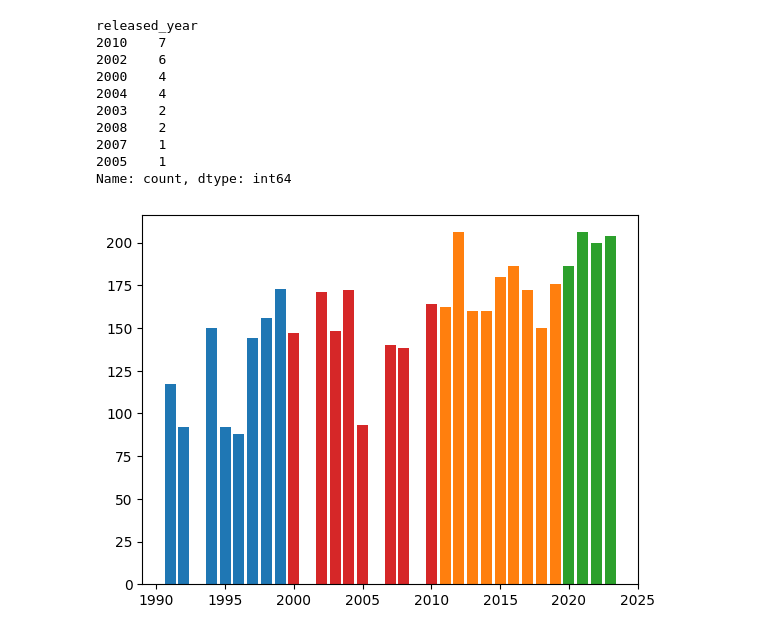
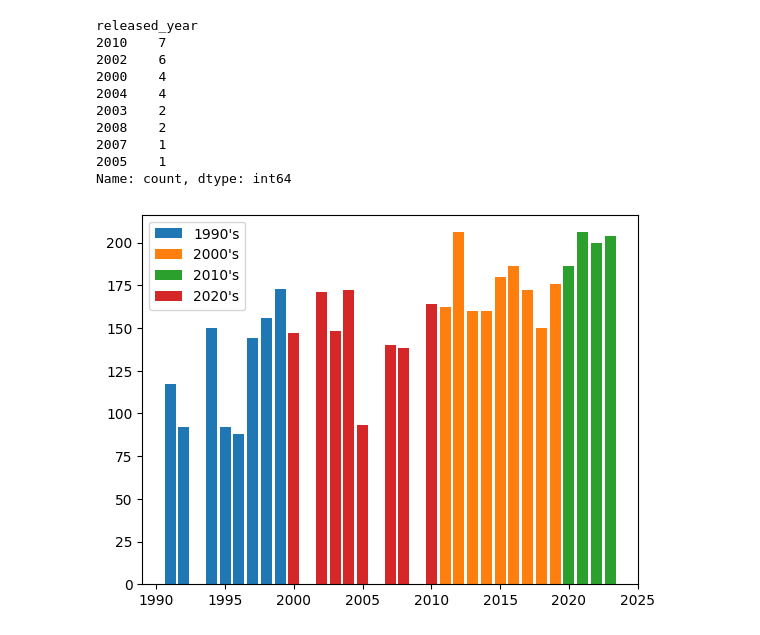
Before and after one commit to Molashhs/spotifyTCS, a Jupyter notebook: DSRP_Spotify_project.ipynb, the cells around one changed output. Cells and saved outputs as stored; diff of their text form; code cells hidden in the pictures.

```diff
--- a/DSRP_Spotify_project.ipynb
+++ b/DSRP_Spotify_project.ipynb
@@ -271,10 +258,11 @@ released_year
 2005    1
 Name: count, dtype: int64
 # %%
-plt.bar(spot190['released_year'],spot190['bpm'],)
-plt.bar(spot210['released_year'],spot210['bpm'])
-plt.bar(spot220['released_year'],spot220['bpm'])
-plt.bar(spot200['released_year'],spot200['bpm'])
+plt.bar(spot190['released_year'],spot190['bpm'],label="1990's")
+plt.bar(spot210['released_year'],spot210['bpm'],label="2000's")
+plt.bar(spot220['released_year'],spot220['bpm'],label="2010's")
+plt.bar(spot200['released_year'],spot200['bpm'],label="2020's")
+plt.legend()
 plt.show()
 # %% [output]
-[figure, old version]
+[figure, new version]
```
Also changed, not shown: parts of 43 cells of this notebook.
